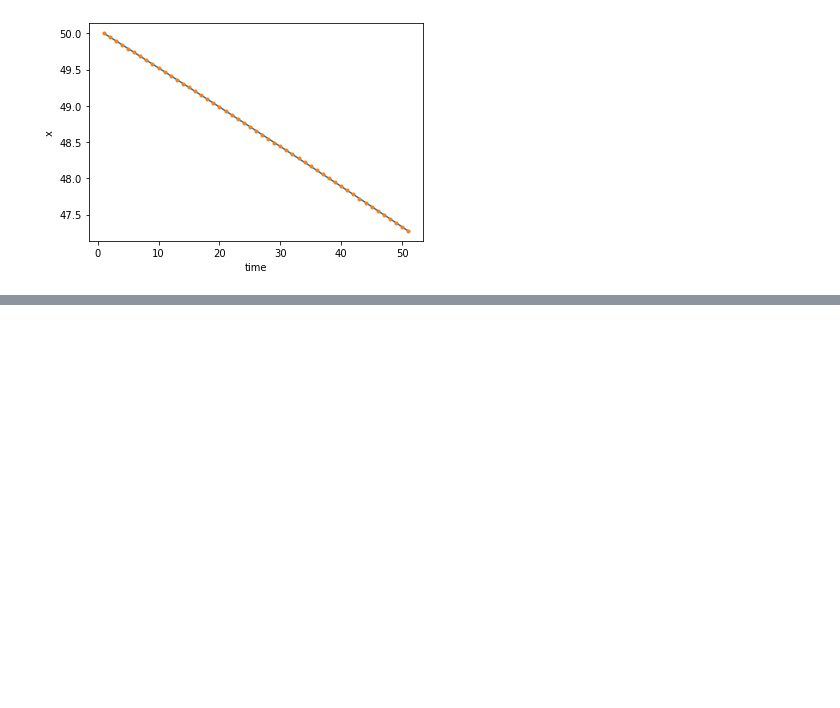
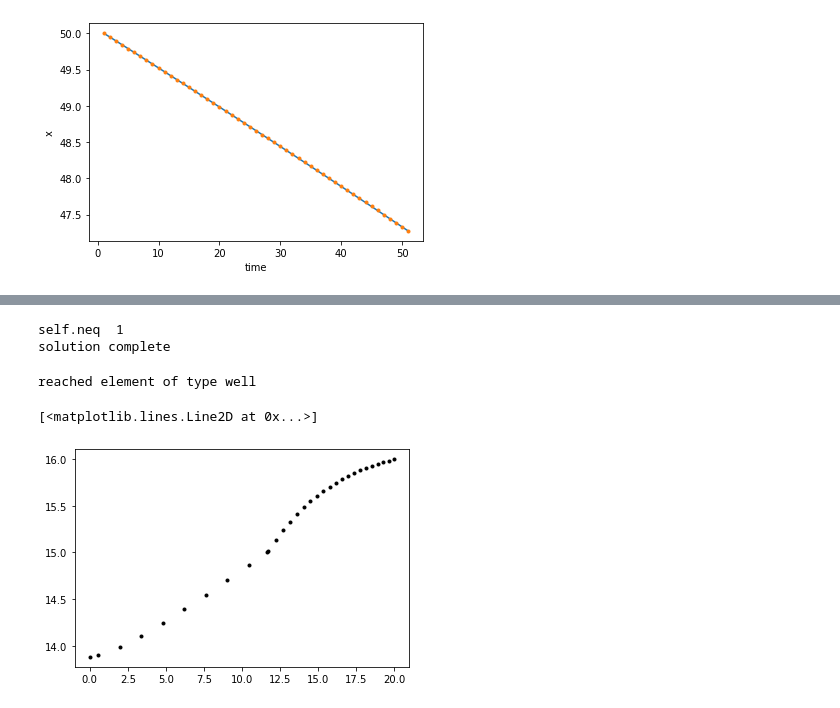
Before and after one commit to mbakker7/ttim, a Jupyter notebook: notebooks/pathline_trace.ipynb, the cells around one changed output, grey strips where cells are left out. Cells and saved outputs as stored; diff of their text form; code cells hidden in the pictures; blank space fills up the shorter version.

Commit message:
tracing works towards well
you must specify the total number of steps.
time step is reduced if hstep is too much
TO DO: max time

```diff
--- a/notebooks/pathline_trace.ipynb
+++ b/notebooks/pathline_trace.ipynb
@@ -53,0 +100,26 @@ Text(0, 0.5, 'x')
+# %%
+Q = 100
+npor = 0.3
+k = 10
+H = 10
+Hstar = 2
+c = 1000
+T = k * H
+Ss = 1e-4
+S = Ss * H
+ml = Model3D(kaq=10, z=[20, 15, 10, 5, 0], tmin=1, tmax=10000)
+w = Well(ml, xw=0, yw=0, tsandQ=[(0, Q)], layers=1)
+ml.solve()
+# %% [output]
+self.neq  1
+solution complete
+# %%
+timtrace = timtraceline(ml, 20, 20, 16, tstart=1, delt=5, nstep=40, hstepmax=2)
+# %% [output]
+reached element of type well
+# %%
+xyzt = timtrace['trace']
+plt.plot(xyzt[:, 0], xyzt[:, 2], 'k.')
+# %% [output]
+[<matplotlib.lines.Line2D at 0x...>]
+[figure, added]
```
Also changed, not shown: parts of 15 cells of this notebook, 2 other files.
